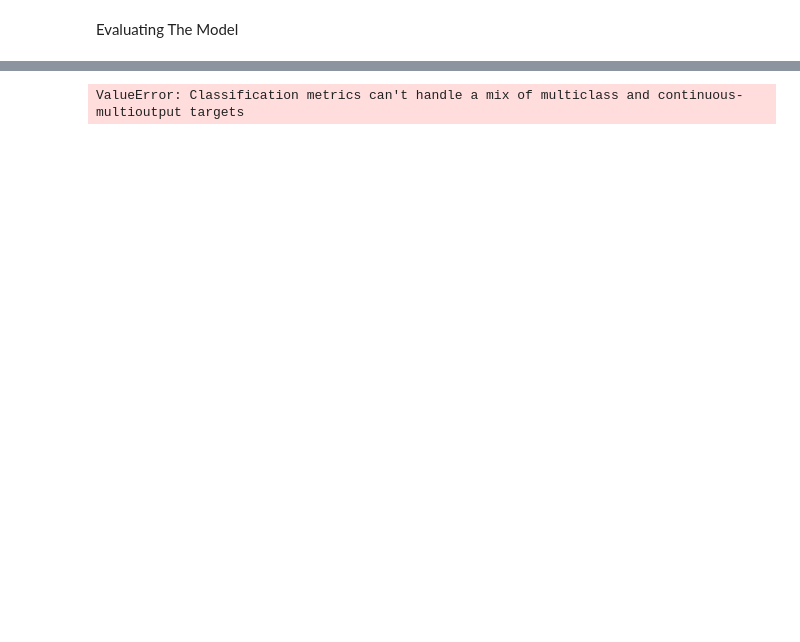
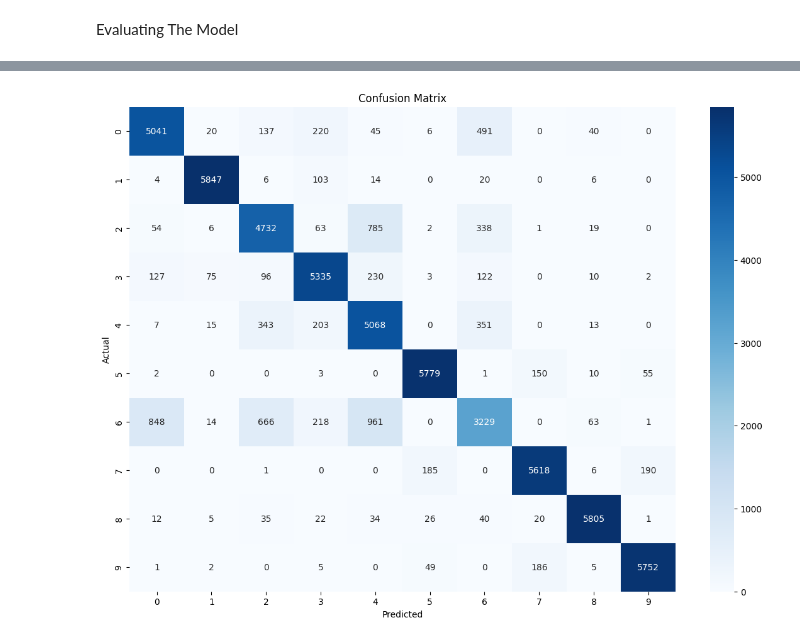
Before and after one commit to ashutoshsahuuu09/Fashion_class_classification, a Jupyter notebook: app.ipynb, the cells around one changed output, grey strips where cells are left out. Cells and saved outputs as stored; diff of their text form; code cells hidden in the pictures; blank space fills up the shorter version.

```diff
--- a/app.ipynb
+++ b/app.ipynb
@@ -244,12 +250,22 @@ plt.subplots_adjust(wspace=0.5)
 # %%
 from sklearn.metrics import confusion_matrix
 
+# Convert predictions to class labels
 predicted_labels = np.argmax(predicted_classes, axis=1)
+
+# If y_test is one-hot encoded → convert it too
+if len(y_test.shape) > 1:
+    y_test = np.argmax(y_test, axis=1)
+
+# Compute confusion matrix
 cm = confusion_matrix(y_test, predicted_labels)
 
+# Plot
 plt.figure(figsize=(14,10))
 sns.heatmap(cm, annot=True, fmt='d', cmap='Blues')
 plt.xlabel('Predicted')
 plt.ylabel('Actual')
+plt.title('Confusion Matrix')
+plt.show()
 # %% [output]
-ValueError: Classification metrics can't handle a mix of multiclass and continuous-multioutput targets
+[figure, added]
```
Also changed, not shown: parts of 12 cells of this notebook.
